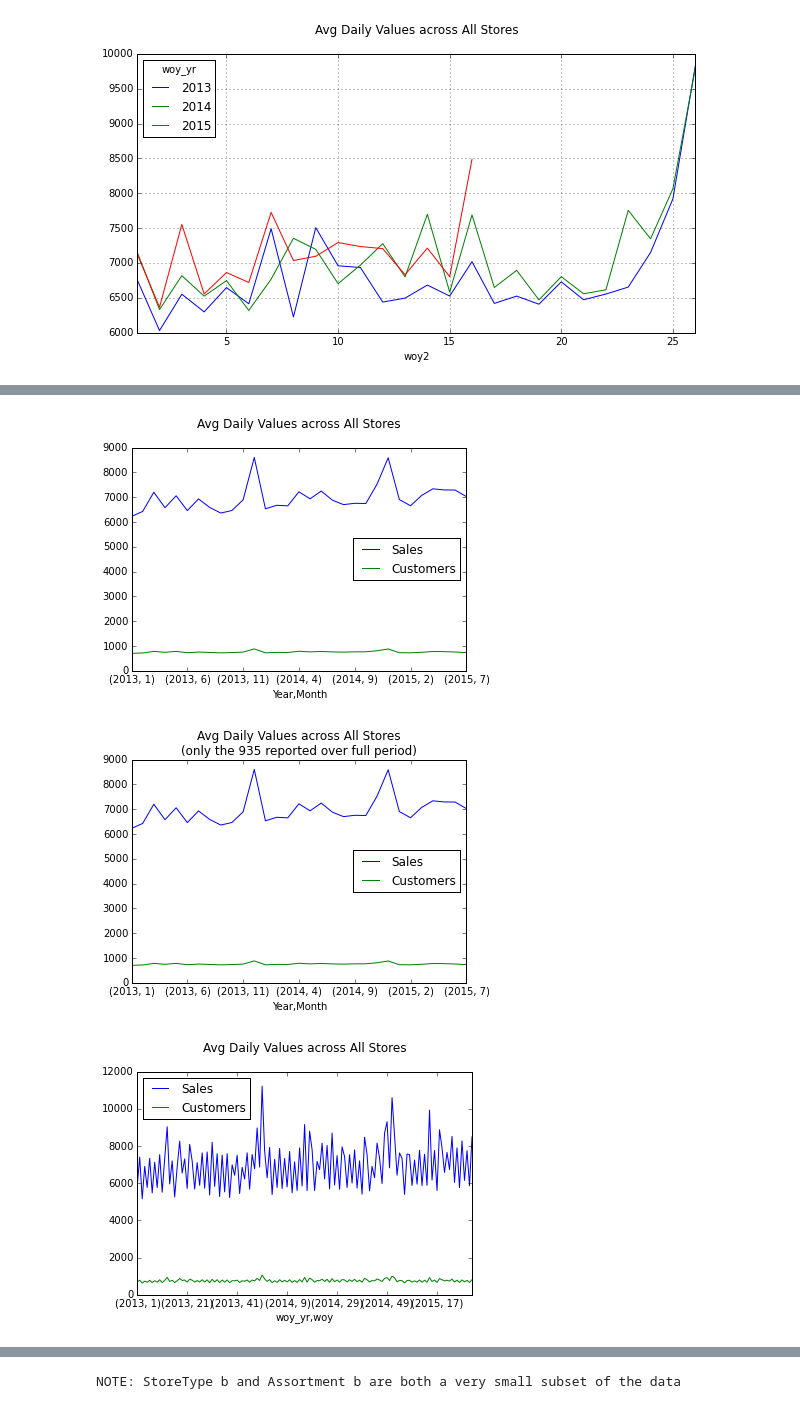
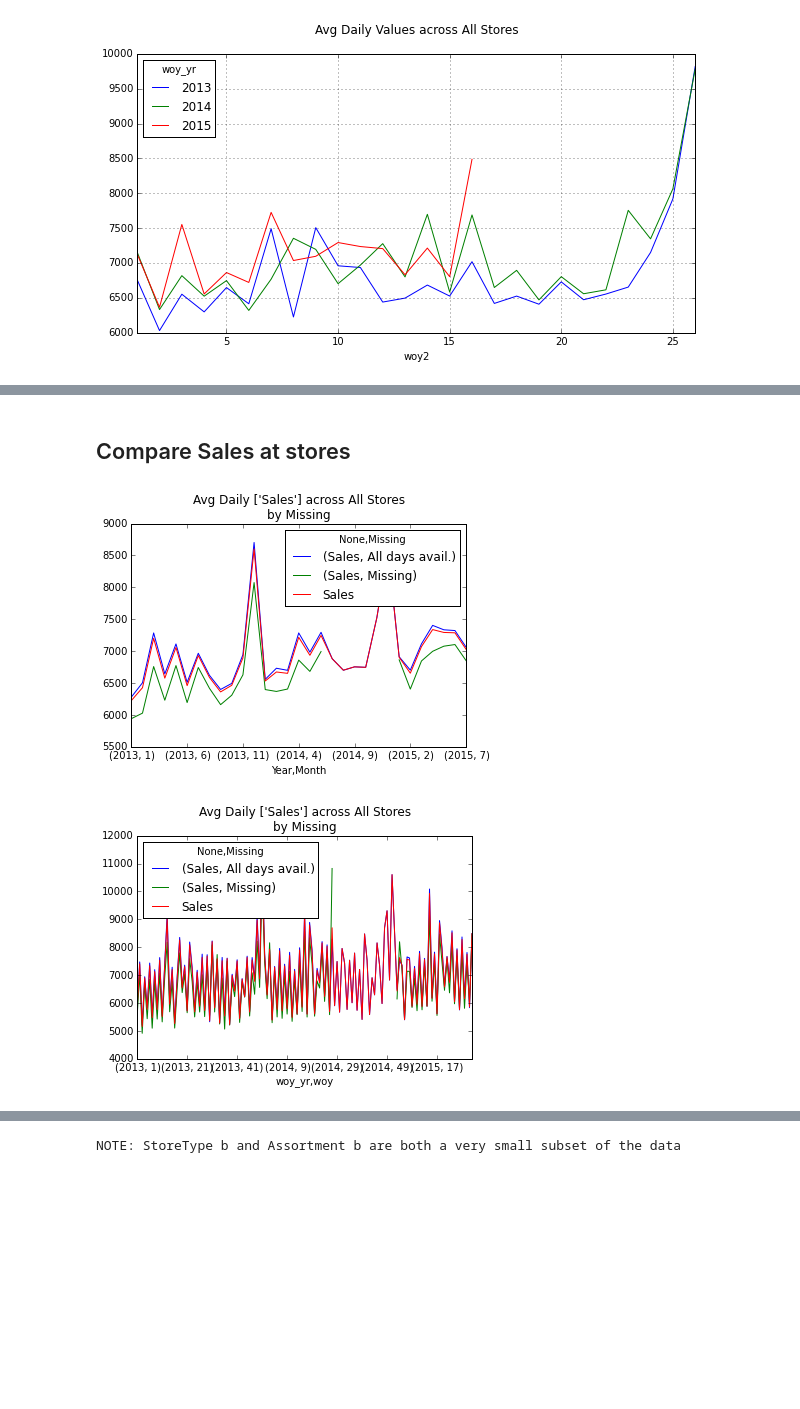
Before and after one commit to tbackes/kaggle-rossman, a Jupyter notebook: kaggle_rossman-tbackes.ipynb, the cells around one changed output, grey strips where cells are left out. Cells and saved outputs as stored; diff of their text form; code cells hidden in the pictures; blank space fills up the shorter version.

```diff
--- a/kaggle_rossman-tbackes.ipynb
+++ b/kaggle_rossman-tbackes.ipynb
@@ -281,22 +353,28 @@ def plot_avg_daily(df, avg_cols, label, index2='Month'):
         yr_col = 'woy_yr'
     else:
         yr_col = 'Year'
-    df_mo = df_open.groupby([yr_col,index2,'Store'], as_index=False).mean()
+    df_mo = df.groupby([yr_col,index2,'Store'], as_index=False).mean()
     df_mo2 = df_mo.groupby([yr_col,index2]).mean()[avg_cols]
 
     df_mo2.plot();
     plt.title('Avg Daily Values across All Stores\n%s' % label);
 
-def plot_avg_daily_grouped(df, avg_col, by_col, index2='Month'):
+def plot_avg_daily_grouped(df, avg_col, by_col, index2='Month', plot_all=False):
     if index2[:3] == 'woy':
         yr_col = 'woy_yr'
     else:
         yr_col = 'Year'
-    df_mo = df_open.groupby([yr_col,index2,'Store', by_col], as_index=False).mean()
+    df_mo = df.groupby([yr_col,index2,'Store', by_col], as_index=False).mean()
     df_mo2 = pd.pivot_table(df_mo, values=avg_col, index=[yr_col, index2],
                             columns=[by_col], aggfunc=np.mean)
 
-    df_mo2.plot();
+    ax = df_mo2.plot();
+    if plot_all:
+        df_mo = df.groupby([yr_col,index2,'Store'], as_index=False).mean()
+        df_mo2 = df_mo.groupby([yr_col,index2]).mean()[avg_col]
+
+        df_mo2.plot(ax=ax);
+
     plt.title('Avg Daily %s across All Stores\nby %s' % (avg_col, by_col));
 
 def plot_avg_by_year(df, avg_col, label, index2='Month'):
@@ -304,7 +382,7 @@ def plot_avg_by_year(df, avg_col, label, index2='Month'):
         yr_col = 'woy_yr'
     else:
         yr_col = 'Year'
-    df_mo = df_open.groupby([yr_col,index2,'Store'], as_index=False).mean()
+    df_mo = df.groupby([yr_col,index2,'Store'], as_index=False).mean()
     df_mo2 = pd.pivot_table(df_mo, values=avg_col, index=[index2],
                             columns=[yr_col], aggfunc=np.mean)
 
@@ -316,7 +394,7 @@ def plot_avg_daily_lagged(df, avg_cols, label, index2='Month'):
         yr_col = 'woy_yr'
     else:
         yr_col = 'Year'
-    df_mo = df_open.groupby([yr_col,index2,'Store'], as_index=False).mean()
+    df_mo = df.groupby([yr_col,index2,'Store'], as_index=False).mean()
     df_mo2 = df_mo.groupby([yr_col,index2]).mean()[avg_cols]
 
     #df_mo2.plot();
@@ -330,13 +408,16 @@ def plot_avg_daily_lagged(df, avg_cols, label, index2='Month'):
     #print x
     plt.figure(figsize=(10,5))
     plt.plot(x,y)
+    plt.title('Avg Daily Sales across All Stores\nLagged - %s' % index2);
+    plt.xlabel('Date')
+    plt.ylabel('Avg. Daily Sales')
 
 def plot_avg_daily_deseason(df, avg_cols, label, index2='Month'):
     if index2[:3] == 'woy':
         yr_col = 'woy_yr'
     else:
         yr_col = 'Year'
-    df_mo = df_open.groupby([yr_col,index2,'Store'], as_index=False).mean()
+    df_mo = df.groupby([yr_col,index2,'Store'], as_index=False).mean()
     df_mo2 = df_mo.groupby(['Store',index2], as_index=False).mean()
     df_mo3 = df_mo.groupby([index2]).mean()[avg_cols]
 
@@ -364,4 +445,7 @@ def plot_avg_daily_deseason(df, avg_cols, label, index2='Month'):
         z = np.vstack([y, df_mo5.values, np.hstack([df_mo3.values, df_mo3.values, df_mo3.values[:7]])]).T
     plt.figure(figsize=(10,5))
     plt.plot(x,z)
-    plt.legend(['de-seasonalized','mean', 'seasonal mean'],loc='best')
+    plt.legend(['de-seasonalized','unadjusted', 'seasonal mean'],loc='best')
+    plt.title('Avg Daily Sales across All Stores\n%s' % index2);
+    plt.xlabel('Date')
+    plt.ylabel('Avg. Daily Sales')
@@ -402,12 +477,17 @@ plot_avg_daily_deseason(df_open, 'Sales', '', index2='woy2')
+# %% [markdown]
+## Compare Sales at stores
 # %%
-df_full = df[df['Store'].isin(full_list) & df['Open']==1]
+# set of stores that were reported for all days
+# (i.e. excluding 180 stores that are 'missing' for last half of 2014)
+df_full = df_open.copy()
+df_full['Missing'] = df_full['Store'].isin(set(missing_stores)).apply(lambda x: 'Missing' if x else 'All days avail.')
+#df_full.groupby('Missing').count()
 
-plot_avg_daily(df_open, ['Sales','Customers'], '')
-plot_avg_daily(df_full, ['Sales','Customers'], '(only the 935 reported over full period)')
+plot_avg_daily_grouped(df_full, ['Sales'], 'Missing', plot_all=True)
+#plot_avg_daily(df_full, ['Sales','Customers'], '(only the 935 reported over full period)')
 
-plot_avg_daily(df_open, ['Sales','Customers'], '', index2='woy')
-plot_avg_daily(df_full, ['Sales','Customers'], '(only the 935 reported over full period)', index2='woy')
+plot_avg_daily_grouped(df_full, ['Sales'], 'Missing', index2='woy', plot_all=True)
+#plot_avg_daily(df_full, ['Sales','Customers'], '(only the 935 reported over full period)', index2='woy')
 # %% [output]
-[figure, old version]
+[figure, new version]
-[figure, old version]
+[figure, new version]
-[figure, removed]
```
Also changed, not shown: parts of 39 cells of this notebook.
